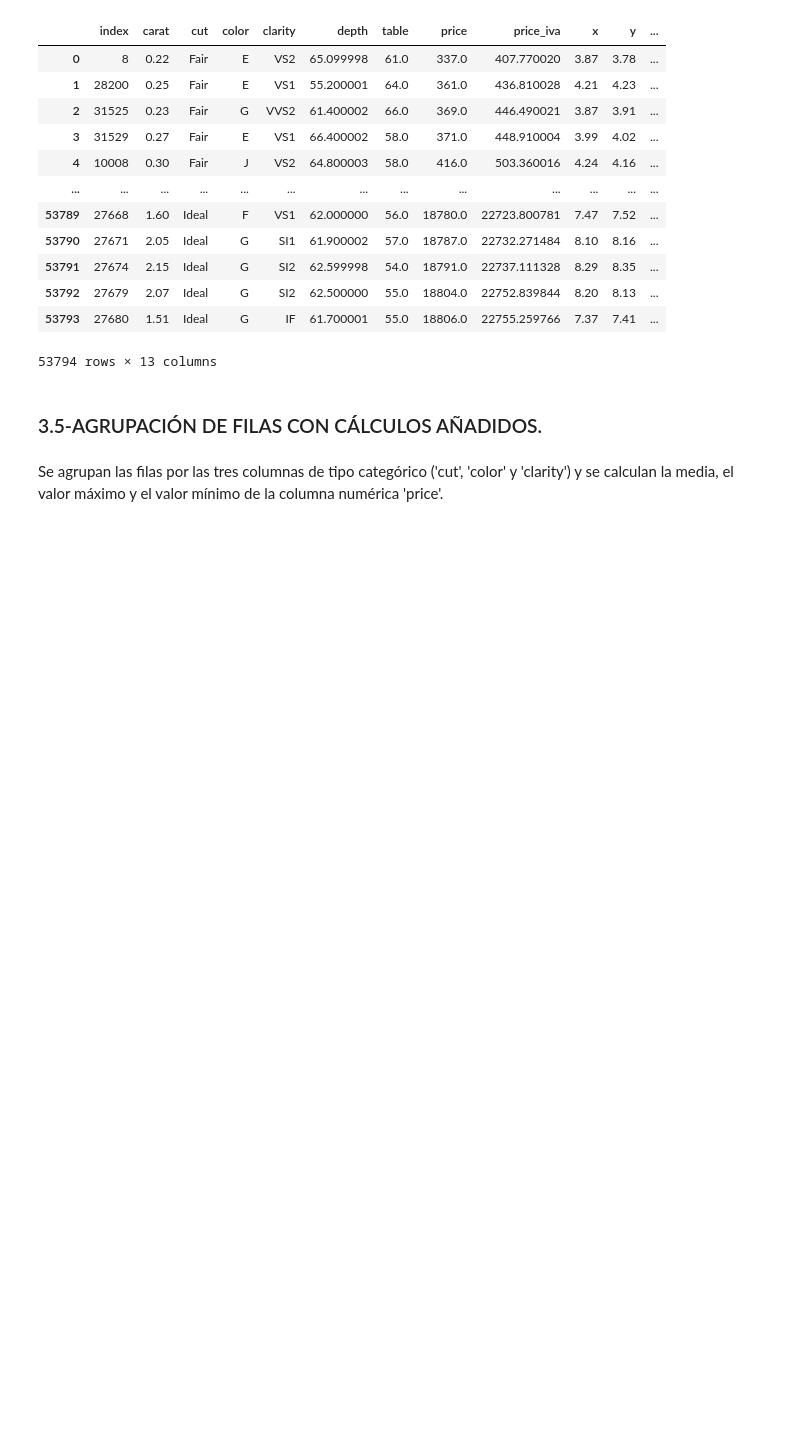
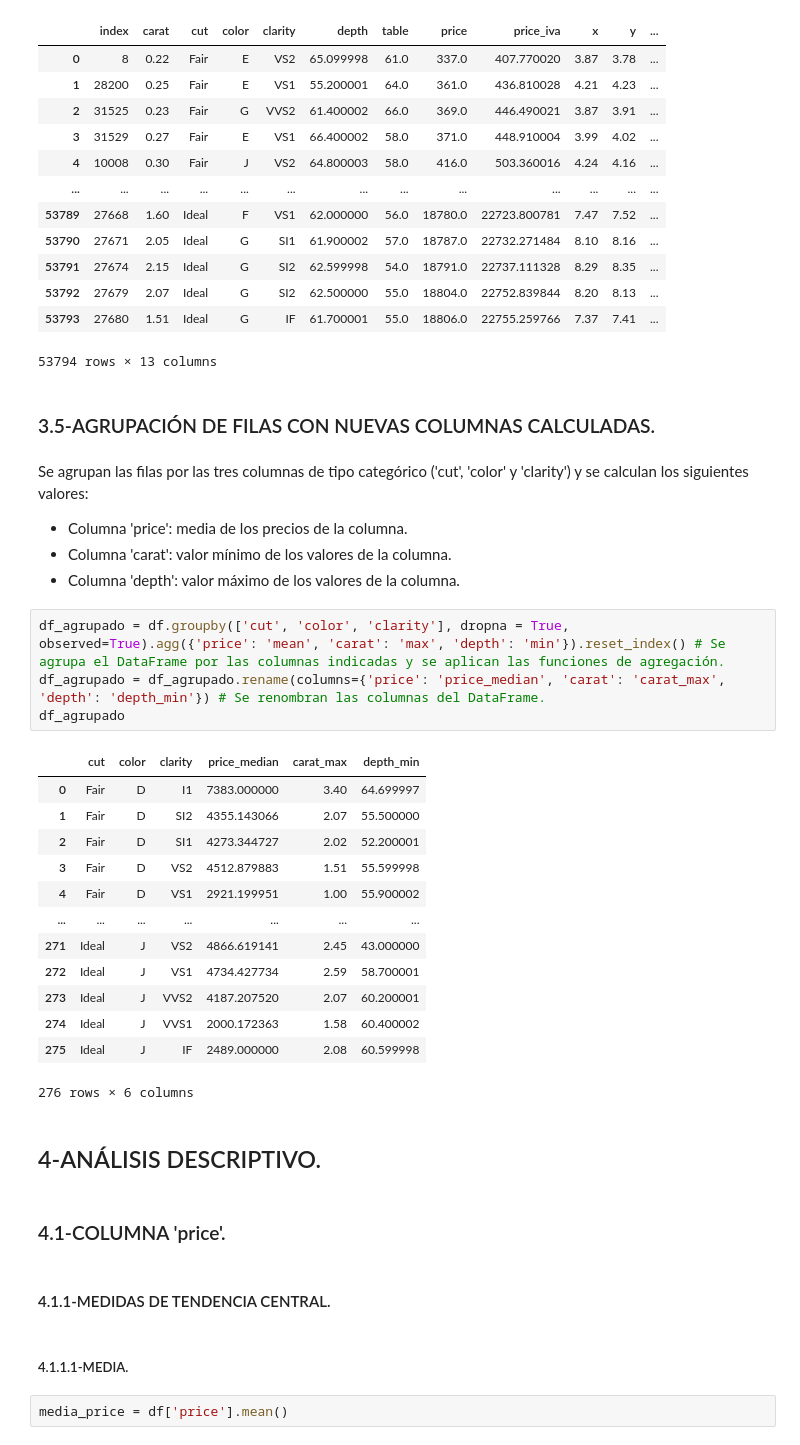
Before and after one commit to angovery/Data-Science-Bootcamp, a Jupyter notebook: Ejercicios_Evaluados/Modulo_3/m3_ejercicio_evaluado_Jose_Ignacio_Hernandez_Palacios.ipynb, the cells around one changed output. Drawn from its saved outputs; the diff is of its cells as text; blank space fills up the shorter version.

Commit message:
Se inicia el análisis descriptivo.

```diff
--- a/Ejercicios_Evaluados/Modulo_3/m3_ejercicio_evaluado_Jose_Ignacio_Hernandez_Palacios.ipynb
+++ b/Ejercicios_Evaluados/Modulo_3/m3_ejercicio_evaluado_Jose_Ignacio_Hernandez_Palacios.ipynb
@@ -1372,6 +1373,37 @@ df_ordenado
 | 53793 | 27680 | 1.51 | Ideal | G | IF | 61.700001 | 55.0 | 18806.0 | 22755.259766 | 7.37 | 7.41 | ... |
 53794 rows × 13 columns
 # %% [markdown]
-### 3.5-AGRUPACIÓN DE FILAS CON CÁLCULOS AÑADIDOS.
+### 3.5-AGRUPACIÓN DE FILAS CON NUEVAS COLUMNAS CALCULADAS.
 # %% [markdown]
-Se agrupan las filas por las tres columnas de tipo categórico ('cut', 'color' y 'clarity') y se calculan la media, el valor máximo y el valor mínimo de la columna numérica 'price'.
+Se agrupan las filas por las tres columnas de tipo categórico ('cut', 'color' y 'clarity') y se calculan los siguientes valores:
+* Columna 'price': media de los precios de la columna.
+* Columna 'carat': valor mínimo de los valores de la columna.
+* Columna 'depth': valor máximo de los valores de la columna.
+# %%
+df_agrupado = df.groupby(['cut', 'color', 'clarity'], dropna = True, observed=True).agg({'price': 'mean', 'carat': 'max', 'depth': 'min'}).reset_index() # Se agrupa el DataFrame por las columnas indicadas y se aplican las funciones de agregación.
+df_agrupado = df_agrupado.rename(columns={'price': 'price_median', 'carat': 'carat_max', 'depth': 'depth_min'}) # Se renombran las columnas del DataFrame.
+df_agrupado
+# %% [output]
+|  | cut | color | clarity | price_median | carat_max | depth_min |
+| 0 | Fair | D | I1 | 7383.000000 | 3.40 | 64.699997 |
+| 1 | Fair | D | SI2 | 4355.143066 | 2.07 | 55.500000 |
+| 2 | Fair | D | SI1 | 4273.344727 | 2.02 | 52.200001 |
+| 3 | Fair | D | VS2 | 4512.879883 | 1.51 | 55.599998 |
+| 4 | Fair | D | VS1 | 2921.199951 | 1.00 | 55.900002 |
+| ... | ... | ... | ... | ... | ... | ... |
+| 271 | Ideal | J | VS2 | 4866.619141 | 2.45 | 43.000000 |
+| 272 | Ideal | J | VS1 | 4734.427734 | 2.59 | 58.700001 |
+| 273 | Ideal | J | VVS2 | 4187.207520 | 2.07 | 60.200001 |
+| 274 | Ideal | J | VVS1 | 2000.172363 | 1.58 | 60.400002 |
+| 275 | Ideal | J | IF | 2489.000000 | 2.08 | 60.599998 |
+276 rows × 6 columns
+# %% [markdown]
+## 4-ANÁLISIS DESCRIPTIVO.
+# %% [markdown]
+### 4.1-COLUMNA 'price'.
+# %% [markdown]
+#### 4.1.1-MEDIDAS DE TENDENCIA CENTRAL.
+# %% [markdown]
+##### 4.1.1.1-MEDIA.
+# %%
+media_price = df['price'].mean()
```
Also changed, not shown: parts of 15 cells of this notebook.
